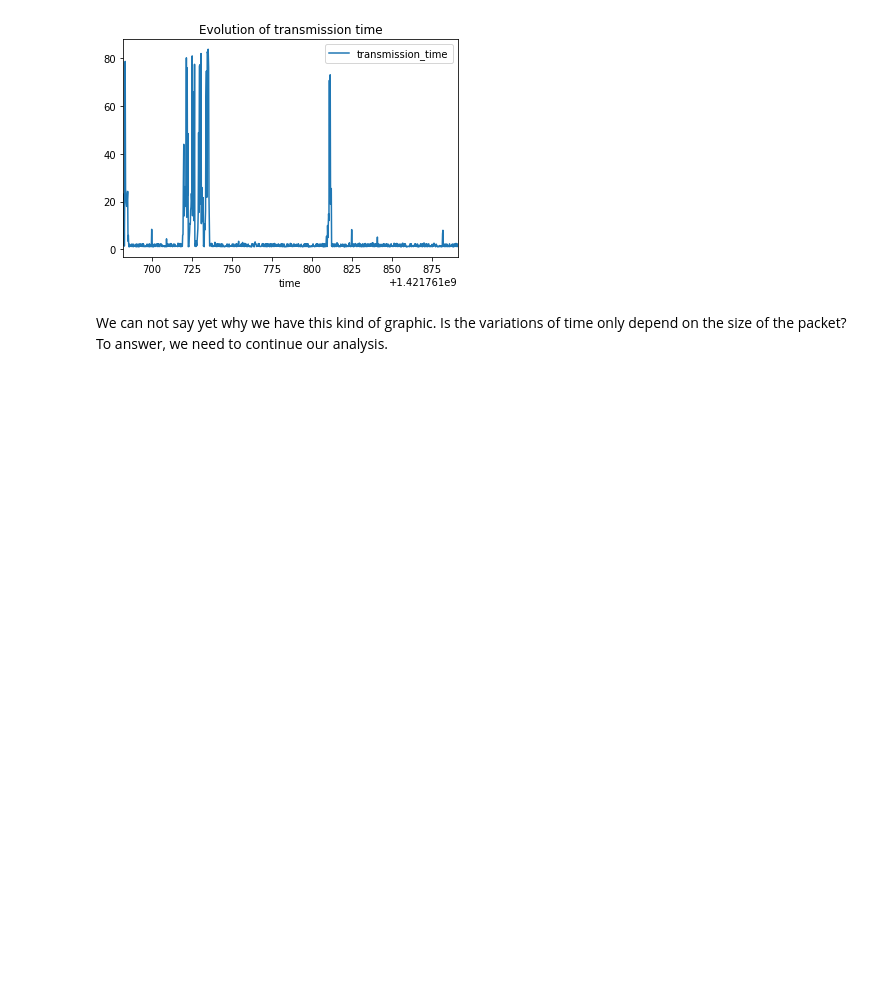
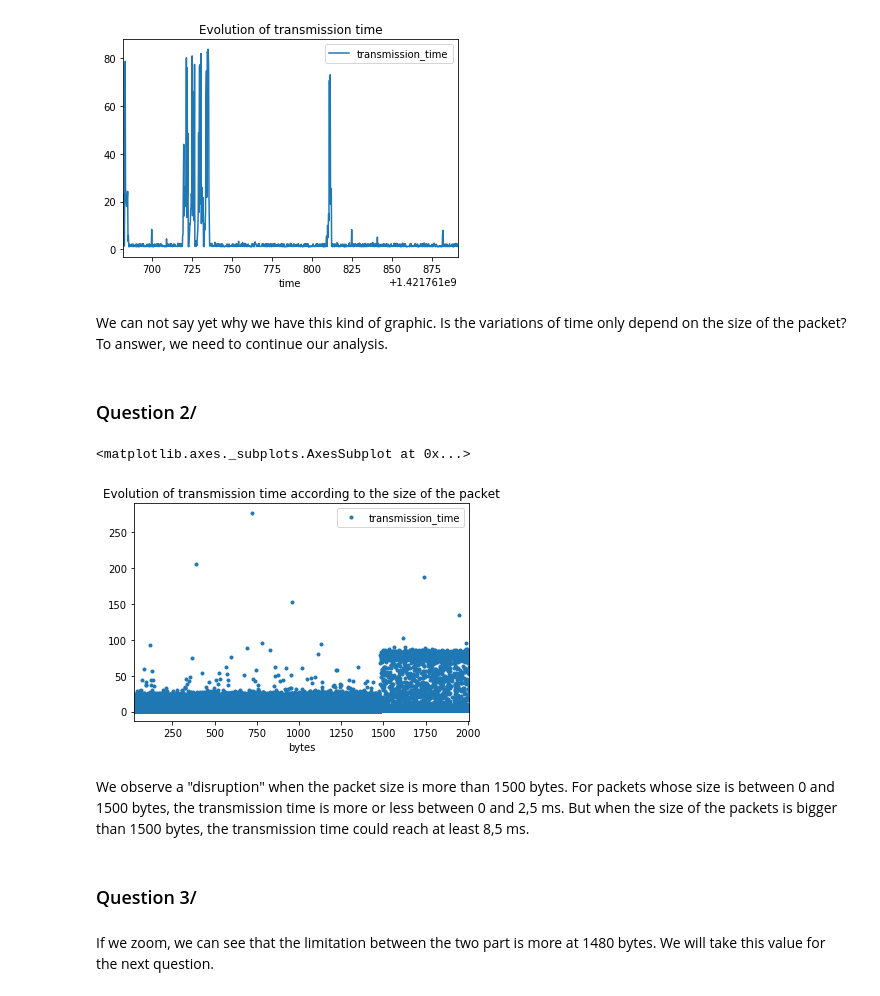
Before and after one commit to MarieBadaroux/Recherche_Reproductible, a Jupyter notebook: Recherche_reproductible_ping.ipynb, the cells around one changed output. Cells and saved outputs as stored; diff of their text form; code cells hidden in the pictures; blank space fills up the shorter version.

Commit message:
Answer question 2

```diff
--- a/Recherche_reproductible_ping.ipynb
+++ b/Recherche_reproductible_ping.ipynb
@@ -117,3 +118,16 @@ data[0:1000].plot(x='time', y='transmission_time', title="Evolution of transmiss
 [figure]
 # %% [markdown]
 We can not say yet why we have this kind of graphic. Is the variations of time only depend on the size of the packet? To answer, we need to continue our analysis.
+# %% [markdown]
+### Question 2/
+# %%
+data.plot(x='bytes', y='transmission_time', title="Evolution of transmission time according to the size of the packet", style='.')
+# %% [output]
+<matplotlib.axes._subplots.AxesSubplot at 0x...>
+[figure, added]
+# %% [markdown]
+We observe a "disruption" when the packet size is more than 1500 bytes. For packets whose size is between 0 and 1500 bytes, the transmission time is more or less between 0 and 2,5 ms. But when the size of the packets is bigger than 1500 bytes, the transmission time could reach at least 8,5 ms.
+# %% [markdown]
+### Question 3/
+# %% [markdown]
+If we zoom, we can see that the limitation between the two part is more at 1480 bytes. We will take this value for the next question.
```
Also changed, not shown: parts of 5 cells of this notebook.
